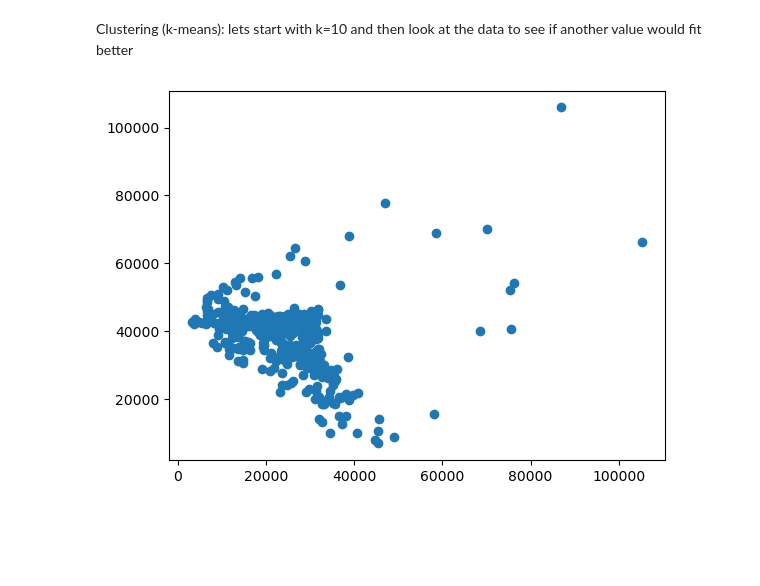
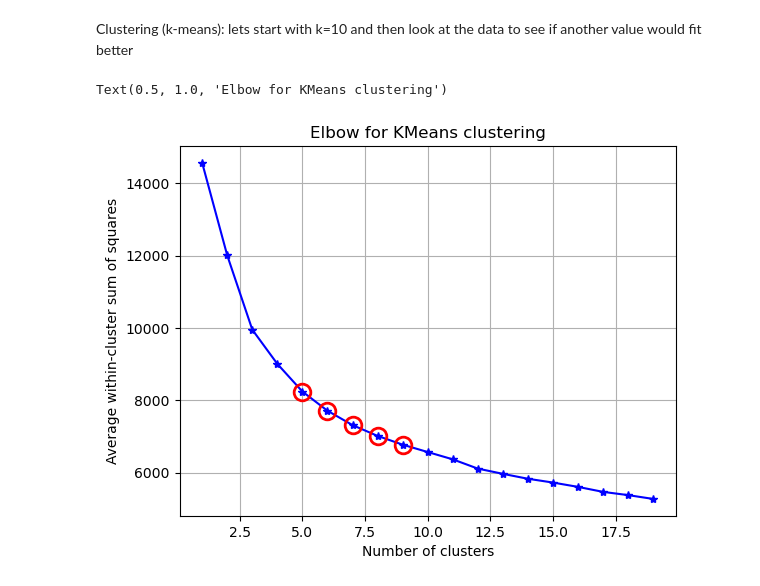
Before and after one commit to saraw108/MLFDS, a Jupyter notebook: Project_1.ipynb, the cells around one changed output. Cells and saved outputs as stored; diff of their text form; code cells hidden in the pictures; blank space fills up the shorter version.

```diff
--- a/Project_1.ipynb
+++ b/Project_1.ipynb
@@ -58,17 +58,34 @@ data.shape
 (440, 7)
 # %% [markdown]
 Clustering (k-means): lets start with k=10 and then look at the data to see if another value would fit better
-# %%
-# clustering
-
-from sklearn.cluster import KMeans
-
-clust = KMeans(n_clusters=10)
-
-fitted = clust.fit(data)
-transformed = clust.fit_transform(data)
-
-plt.scatter(transformed[:,1], transformed[:,2])
-plt.show()
-# %% [output]
-[figure, removed]
+# %%
+# clustering
+
+from scipy.cluster.vq import kmeans, vq
+from scipy.spatial.distance import cdist
+
+K = range(1,20)
+
+clust = [kmeans(data,k) for k in K]
+
+centroids = [cent for (cent,var) in clust]
+D_k = [cdist(data, cent, 'euclidean') for cent in centroids]
+cIdx = [np.argmin(D,axis=1) for D in D_k]
+dist = [np.min(D,axis=1) for D in D_k]
+avgWithinSS = [sum(d)/data.shape[0] for d in dist]
+# %%
+kIdx = [4, 5, 6, 7, 8]
+
+fig = plt.figure()
+ax = fig.add_subplot(111)
+ax.plot(K, avgWithinSS, 'b*-')
+for d in kIdx:
+    ax.plot(K[d], avgWithinSS[d], marker='o', markersize=12,
+        markeredgewidth=2, markeredgecolor='r', markerfacecolor='None')
+plt.grid(True)
+plt.xlabel('Number of clusters')
+plt.ylabel('Average within-cluster sum of squares')
+plt.title('Elbow for KMeans clustering')
+# %% [output]
+Text(0.5, 1.0, 'Elbow for KMeans clustering')
+[figure, added]
```
Also changed, not shown: parts of 4 cells of this notebook.
